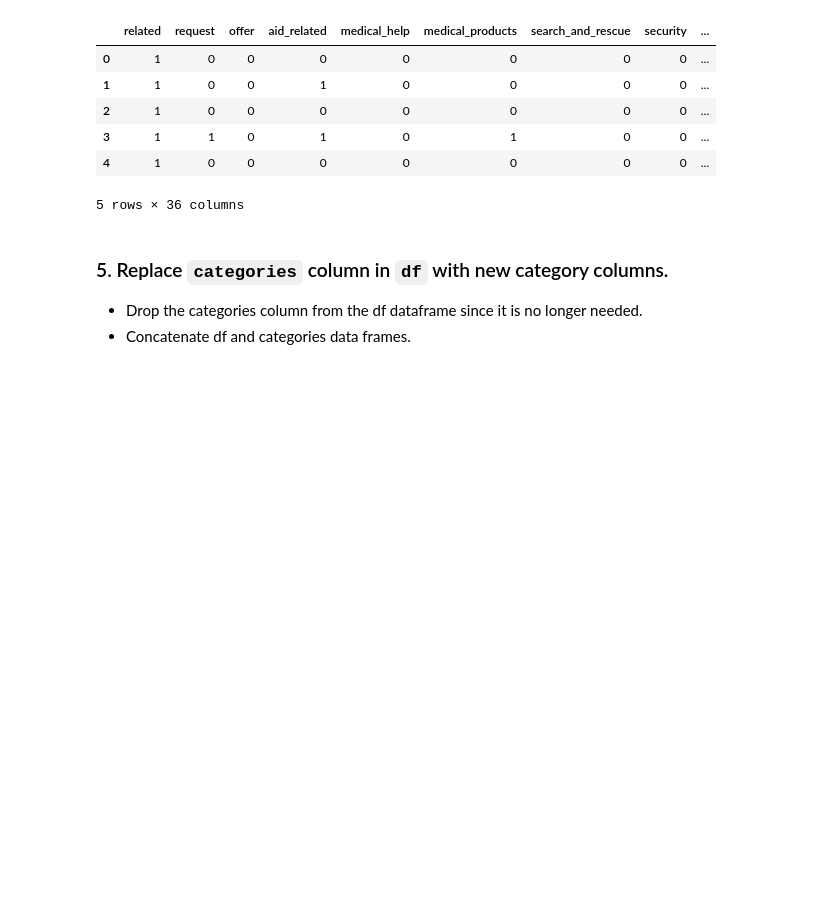
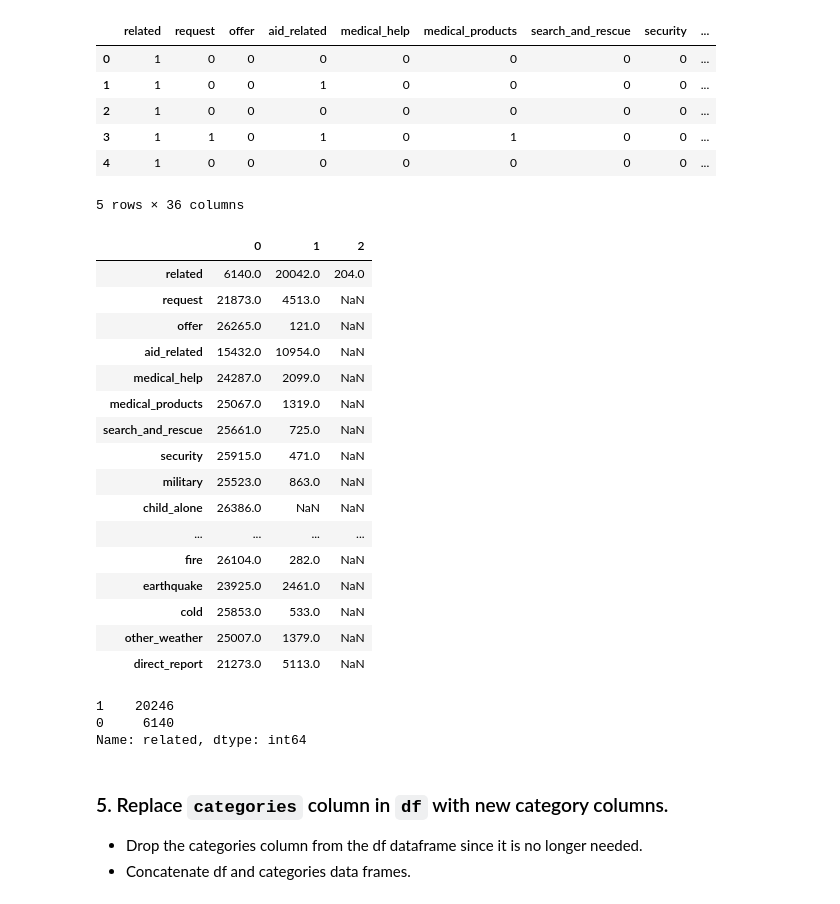
Before and after one commit to wythe0513/Disaster_Response, a Jupyter notebook: ETL Pipeline Preparation.ipynb, the cells around one changed output. Cells and saved outputs as stored; diff of their text form; code cells hidden in the pictures; blank space fills up the shorter version.

```diff
--- a/ETL Pipeline Preparation.ipynb
+++ b/ETL Pipeline Preparation.ipynb
@@ -137,7 +137,7 @@ categories.head()
 # %%
 for column in categories:
     # set each value to be the last character of the string
-    categories[column] = categories[column].str[-1]
+    categories[column] = categories[column].astype(str).str[-1]
 
     # convert column from string to numeric
     categories[column] = categories[column].astype(int)
@@ -150,3 +150,23 @@ categories.head()
 | 3 | 1 | 1 | 0 | 1 | 0 | 1 | 0 | 0 | ... |
 | 4 | 1 | 0 | 0 | 0 | 0 | 0 | 0 | 0 | ... |
 5 rows × 36 columns
+# %%
+categories.apply(lambda x: x.value_counts()).T
+# %% [output]
+|  | 0 | 1 | 2 |
+| related | 6140.0 | 20042.0 | 204.0 |
+| request | 21873.0 | 4513.0 | NaN |
+| offer | 26265.0 | 121.0 | NaN |
+| aid_related | 15432.0 | 10954.0 | NaN |
+| medical_help | 24287.0 | 2099.0 | NaN |
+| medical_products | 25067.0 | 1319.0 | NaN |
+| search_and_rescue | 25661.0 | 725.0 | NaN |
+| security | 25915.0 | 471.0 | NaN |
+| military | 25523.0 | 863.0 | NaN |
+| child_alone | 26386.0 | NaN | NaN |
+| ... | ... | ... | ... |
+| fire | 26104.0 | 282.0 | NaN |
+| earthquake | 23925.0 | 2461.0 | NaN |
+| cold | 25853.0 | 533.0 | NaN |
+| other_weather | 25007.0 | 1379.0 | NaN |
+| direct_report | 21273.0 | 5113.0 | NaN |
@@ -153,3 +176,9 @@ categories.head()
+# %%
+categories.related.value_counts()
+# %% [output]
+1    20246
+0     6140
+Name: related, dtype: int64
 # %% [markdown]
 ### 5. Replace `categories` column in `df` with new category columns.
 - Drop the categories column from the df dataframe since it is no longer needed.
```
Also changed, not shown: parts of 5 cells of this notebook, 3 other files.
